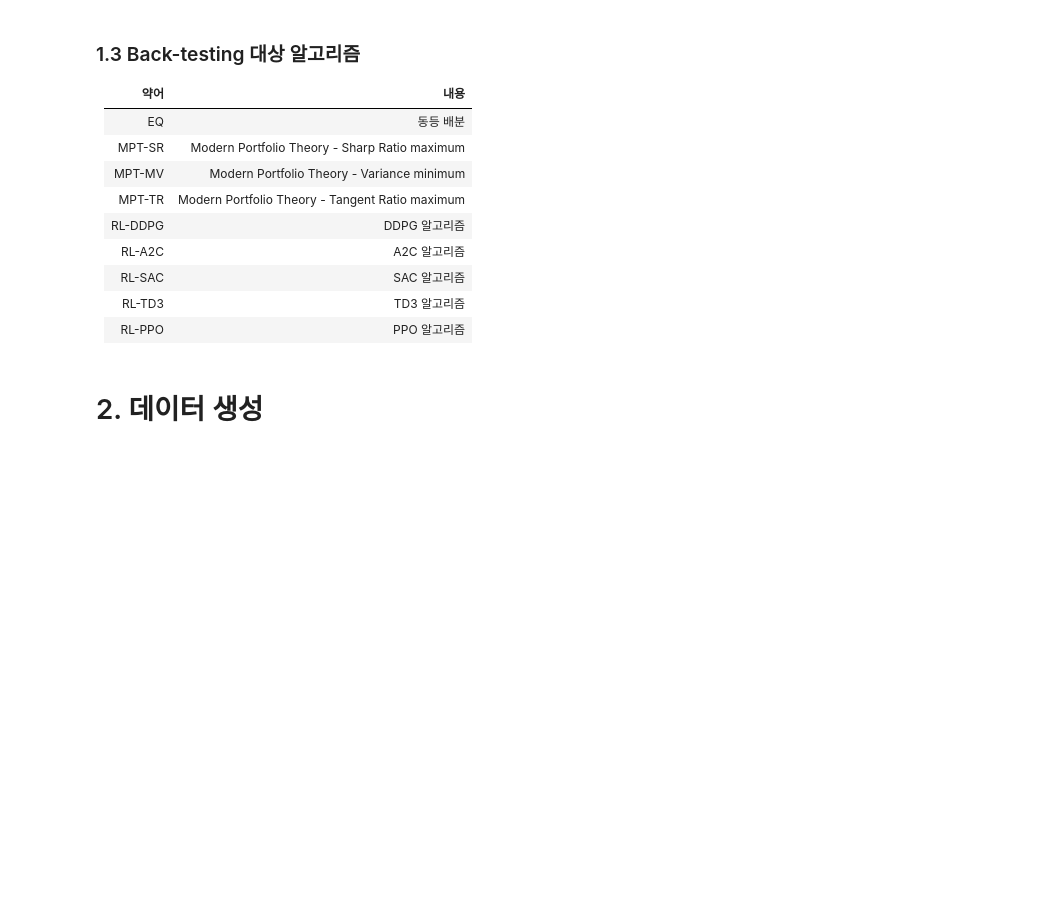
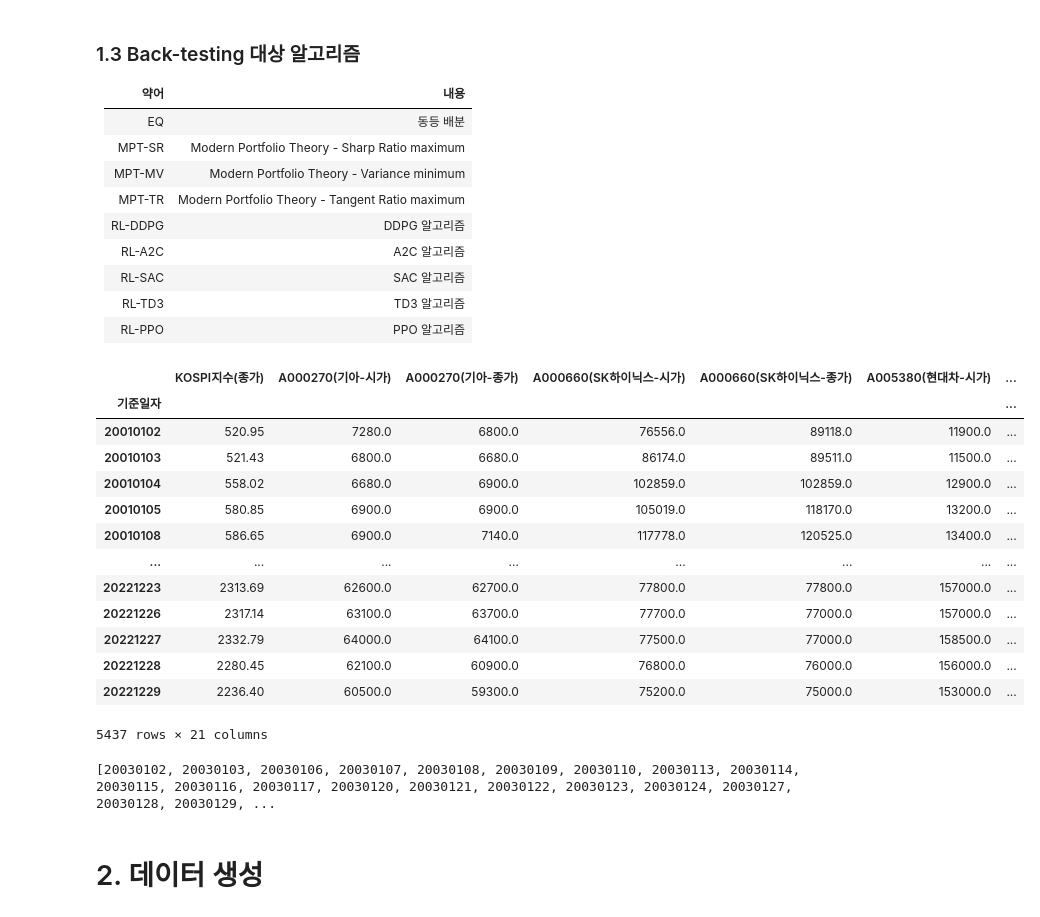
Before and after one commit to raphaellee-waikorea/paper-job-master, a Jupyter notebook: back-testing.ipynb, the cells around one changed output. Cells and saved outputs as stored; diff of their text form; code cells hidden in the pictures; blank space fills up the shorter version.

```diff
--- a/back-testing.ipynb
+++ b/back-testing.ipynb
@@ -40,6 +46,31 @@
 |RL-SAC|SAC 알고리즘|
 |RL-TD3|TD3 알고리즘|
 |RL-PPO|PPO 알고리즘|
+# %%
+import pandas
+df_base = pandas.read_csv('data-01-base.csv')
+df_base = df_base.set_index(['기준일자'])
+df_base = df_base.fillna(0.0)
+display(df_base)
+df_day = df_base[df_base.index > 20030101]
+list_days = df_day.index.tolist()
+print(list_days)
+# %% [output]
+|  | KOSPI지수(종가) | A000270(기아-시가) | A000270(기아-종가) | A000660(SK하이닉스-시가) | A000660(SK하이닉스-종가) | A005380(현대차-시가) | ... |
+| 기준일자 |  |  |  |  |  |  | ... |
+| 20010102 | 520.95 | 7280.0 | 6800.0 | 76556.0 | 89118.0 | 11900.0 | ... |
+| 20010103 | 521.43 | 6800.0 | 6680.0 | 86174.0 | 89511.0 | 11500.0 | ... |
+| 20010104 | 558.02 | 6680.0 | 6900.0 | 102859.0 | 102859.0 | 12900.0 | ... |
+| 20010105 | 580.85 | 6900.0 | 6900.0 | 105019.0 | 118170.0 | 13200.0 | ... |
+| 20010108 | 586.65 | 6900.0 | 7140.0 | 117778.0 | 120525.0 | 13400.0 | ... |
+| ... | ... | ... | ... | ... | ... | ... | ... |
+| 20221223 | 2313.69 | 62600.0 | 62700.0 | 77800.0 | 77800.0 | 157000.0 | ... |
+| 20221226 | 2317.14 | 63100.0 | 63700.0 | 77700.0 | 77000.0 | 157000.0 | ... |
+| 20221227 | 2332.79 | 64000.0 | 64100.0 | 77500.0 | 77000.0 | 158500.0 | ... |
+| 20221228 | 2280.45 | 62100.0 | 60900.0 | 76800.0 | 76000.0 | 156000.0 | ... |
+| 20221229 | 2236.40 | 60500.0 | 59300.0 | 75200.0 | 75000.0 | 153000.0 | ... |
+5437 rows × 21 columns
+[20030102, 20030103, 20030106, 20030107, 20030108, 20030109, 20030110, 20030113, 20030114, 20030115, 20030116, 20030117, 20030120, 20030121, 20030122, 20030123, 20030124, 20030127, 20030128, 20030129, ...
 # %% [markdown]
 # 2. 데이터 생성
 # %% [markdown]
```
Also changed, not shown: parts of 5 cells of this notebook, 3 other files.
